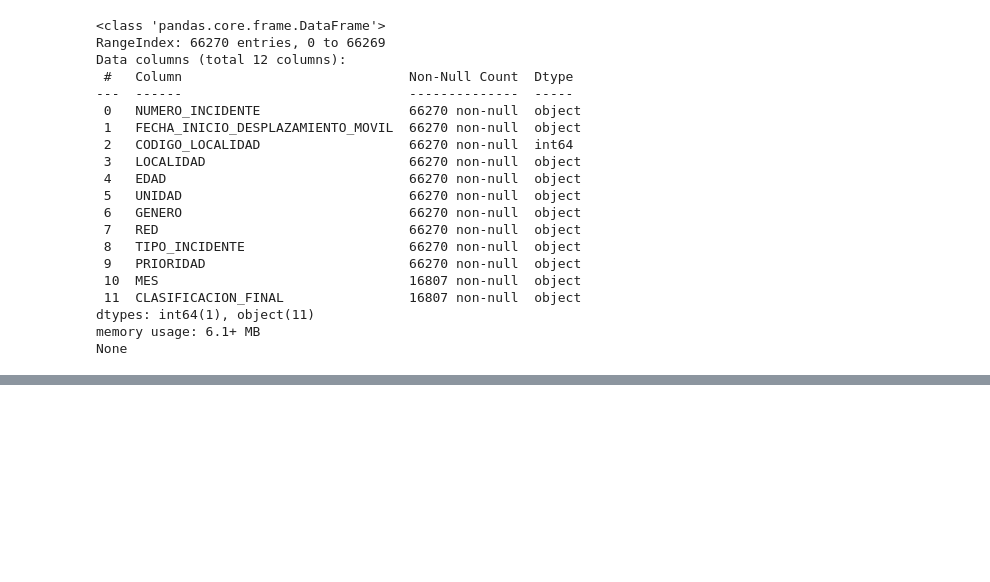
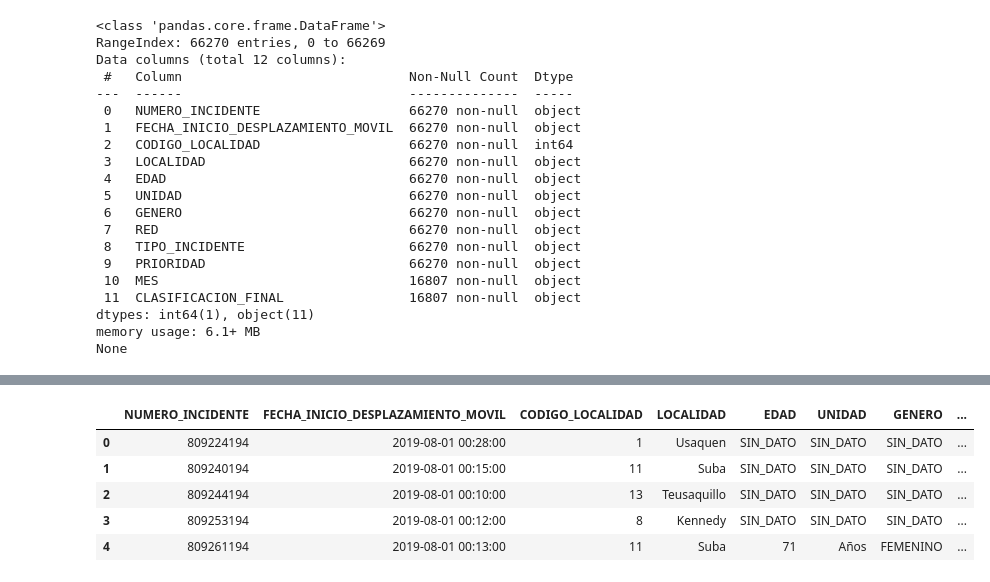
Before and after one commit to Rgalindo85/ESEIT_BigData, a Jupyter notebook: notebooks/TALLERLOCAL.ipynb, the cells around one changed output, grey strips where cells are left out. Drawn from its saved outputs; the diff is of its cells as text; code cells hidden in the pictures; blank space fills up the shorter version.

```diff
--- a/notebooks/TALLERLOCAL.ipynb
+++ b/notebooks/TALLERLOCAL.ipynb
@@ -672,0 +682,3 @@ None
+# %%
+col = "GENERO"
+df_consolidado[col].value_counts(dropna=False)
@@ -672,0 +690,4 @@ None
+# %%
+df_consolidado[col].fillna("SIN-DATO",inplace = True)
+df_consolidado[col] = df_consolidado[col].apply(lambda x:x.strip())
+df_consolidado[col].value_counts(dropna=False)
@@ -672,0 +699,4 @@ None
+# %%
+col = "TIPO_INCIDENTE"
+df_consolidado[col] = df_consolidado[col].apply(lambda x:x.strip())
+df_consolidado[col].value_counts(dropna = False)
@@ -672,0 +745,5 @@ None
+# %%
+col = "CLASIFICACION_FINAL"
+df_consolidado[col].fillna("SIN-DATO",inplace = True)
+df_consolidado[col] = df_consolidado[col].apply(lambda x:x.strip())
+df_consolidado.head()
@@ -672,0 +757,10 @@ None
+# %%
+df_consolidado["FECHA_INICIO_DESPLAZAMIENTO_MOVIL"] = pd.to_datetime(df_consolidado["FECHA_INICIO_DESPLAZAMIENTO_MOVIL"],dayfirst = True)
+df_consolidado.head()
+# %% [output]
+|  | NUMERO_INCIDENTE | FECHA_INICIO_DESPLAZAMIENTO_MOVIL | CODIGO_LOCALIDAD | LOCALIDAD | EDAD | UNIDAD | GENERO | ... |
+| 0 | 809224194 | 2019-08-01 00:28:00 | 1 | Usaquen | SIN_DATO | SIN_DATO | SIN_DATO | ... |
+| 1 | 809240194 | 2019-08-01 00:15:00 | 11 | Suba | SIN_DATO | SIN_DATO | SIN_DATO | ... |
+| 2 | 809244194 | 2019-08-01 00:10:00 | 13 | Teusaquillo | SIN_DATO | SIN_DATO | SIN_DATO | ... |
+| 3 | 809253194 | 2019-08-01 00:12:00 | 8 | Kennedy | SIN_DATO | SIN_DATO | SIN_DATO | ... |
+| 4 | 809261194 | 2019-08-01 00:13:00 | 11 | Suba | 71 | Años | FEMENINO | ... |
```
Also changed, not shown: parts of 12 cells of this notebook.
